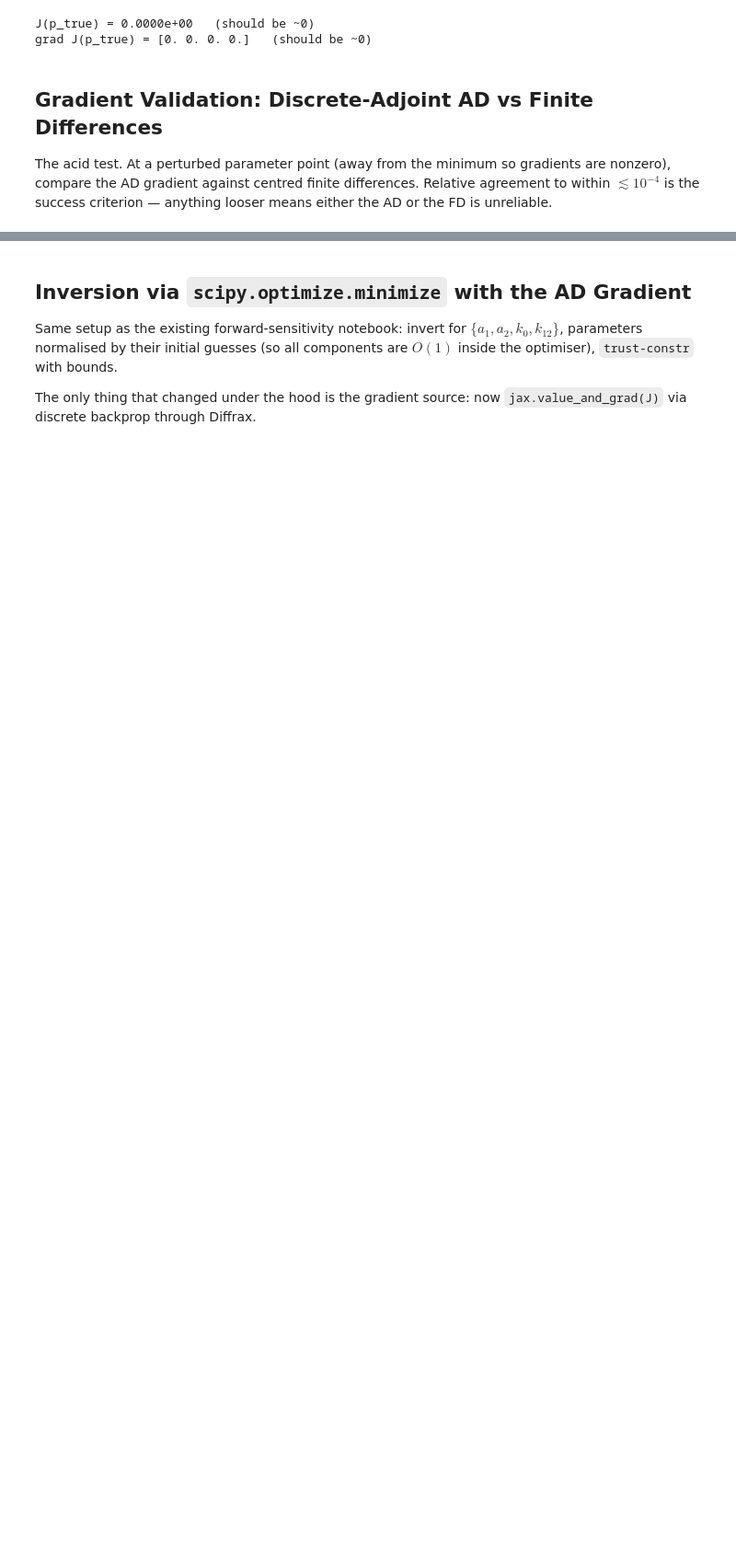
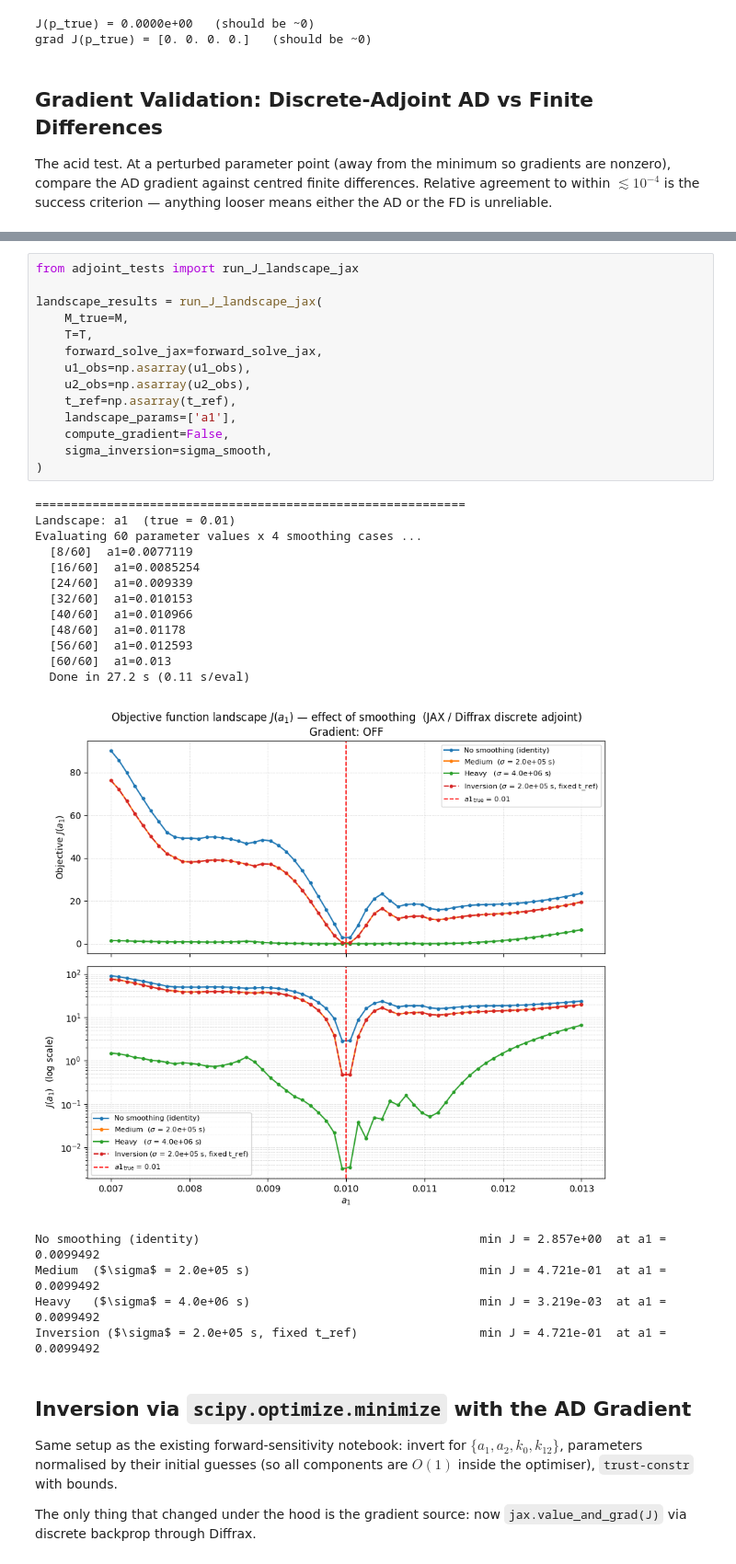
Before and after one commit to ericeberg3/spring-slider-adjoint, a Jupyter notebook: slip_discrete_adjoint_double_springslider.ipynb, the cells around one changed output, grey strips where cells are left out. Shown at 92% size. Saved outputs shown, nothing was run; the diff lists cells and outputs as text; blank space fills up the shorter version.

```diff
--- a/slip_discrete_adjoint_double_springslider.ipynb
+++ b/slip_discrete_adjoint_double_springslider.ipynb
@@ -474,3 +480,35 @@ plt.tight_layout(); plt.show()
+# %%
+from adjoint_tests import run_J_landscape_jax
+
+landscape_results = run_J_landscape_jax(
+    M_true=M,
+    T=T,
+    forward_solve_jax=forward_solve_jax,
+    u1_obs=np.asarray(u1_obs),
+    u2_obs=np.asarray(u2_obs),
+    t_ref=np.asarray(t_ref),
+    landscape_params=['a1'],
+    compute_gradient=False,
+    sigma_inversion=sigma_smooth,
+)
+# %% [output]
+============================================================
+Landscape: a1  (true = 0.01)
+Evaluating 60 parameter values x 4 smoothing cases ...
+  [8/60]  a1=0.0077119
+  [16/60]  a1=0.0085254
+  [24/60]  a1=0.009339
+  [32/60]  a1=0.010153
+  [40/60]  a1=0.010966
+  [48/60]  a1=0.01178
+  [56/60]  a1=0.012593
+  [60/60]  a1=0.013
+  Done in 27.2 s (0.11 s/eval)
+[figure, added]
+No smoothing (identity)                                       min J = 2.857e+00  at a1 = 0.0099492
+Medium  ($\sigma$ = 2.0e+05 s)                                min J = 4.721e-01  at a1 = 0.0099492
+Heavy   ($\sigma$ = 4.0e+06 s)                                min J = 3.219e-03  at a1 = 0.0099492
+Inversion ($\sigma$ = 2.0e+05 s, fixed t_ref)                 min J = 4.721e-01  at a1 = 0.0099492
 # %% [markdown]
 ## Inversion via `scipy.optimize.minimize` with the AD Gradient
 
```
Also changed, not shown: parts of 7 cells of this notebook, 5 other files.
